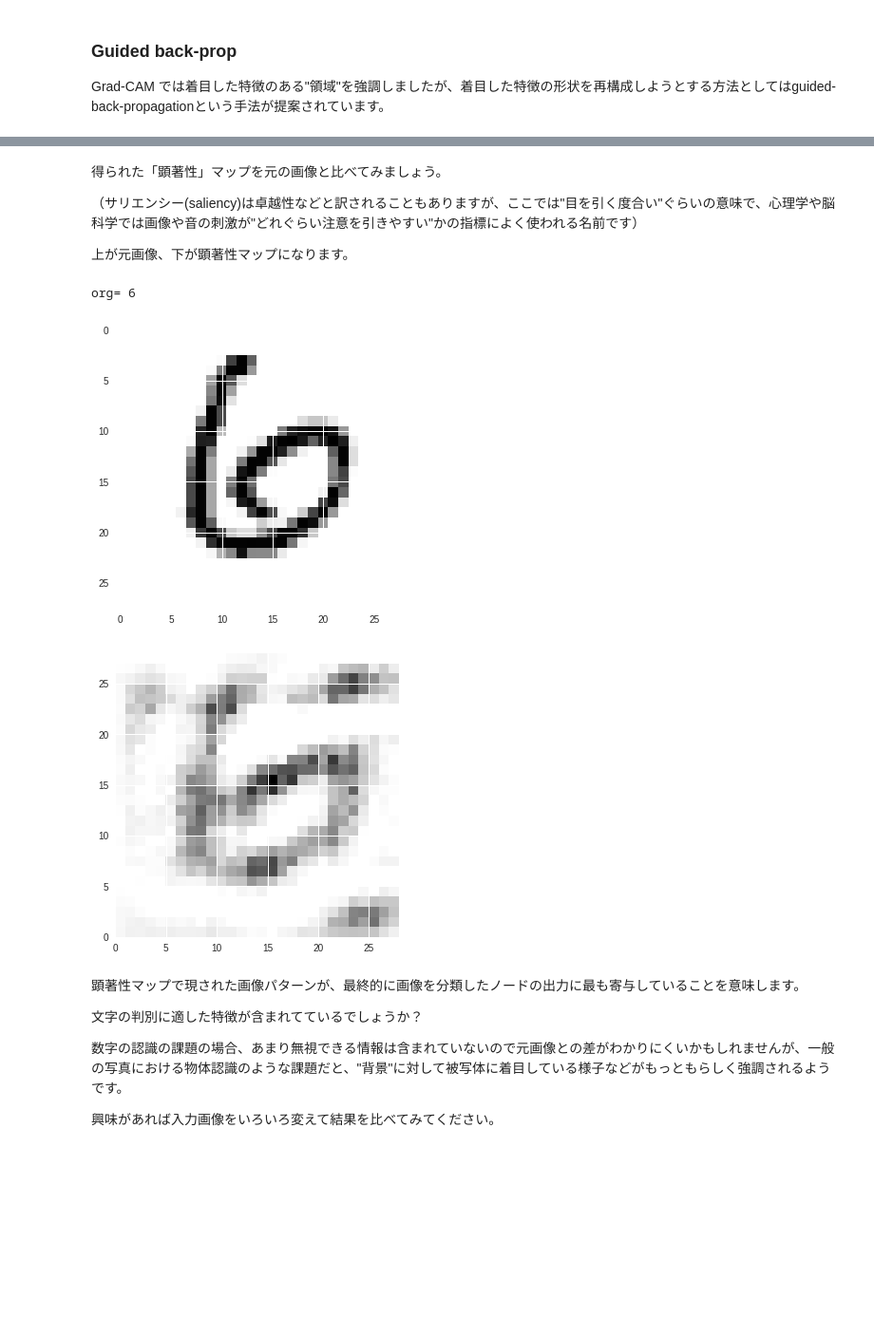
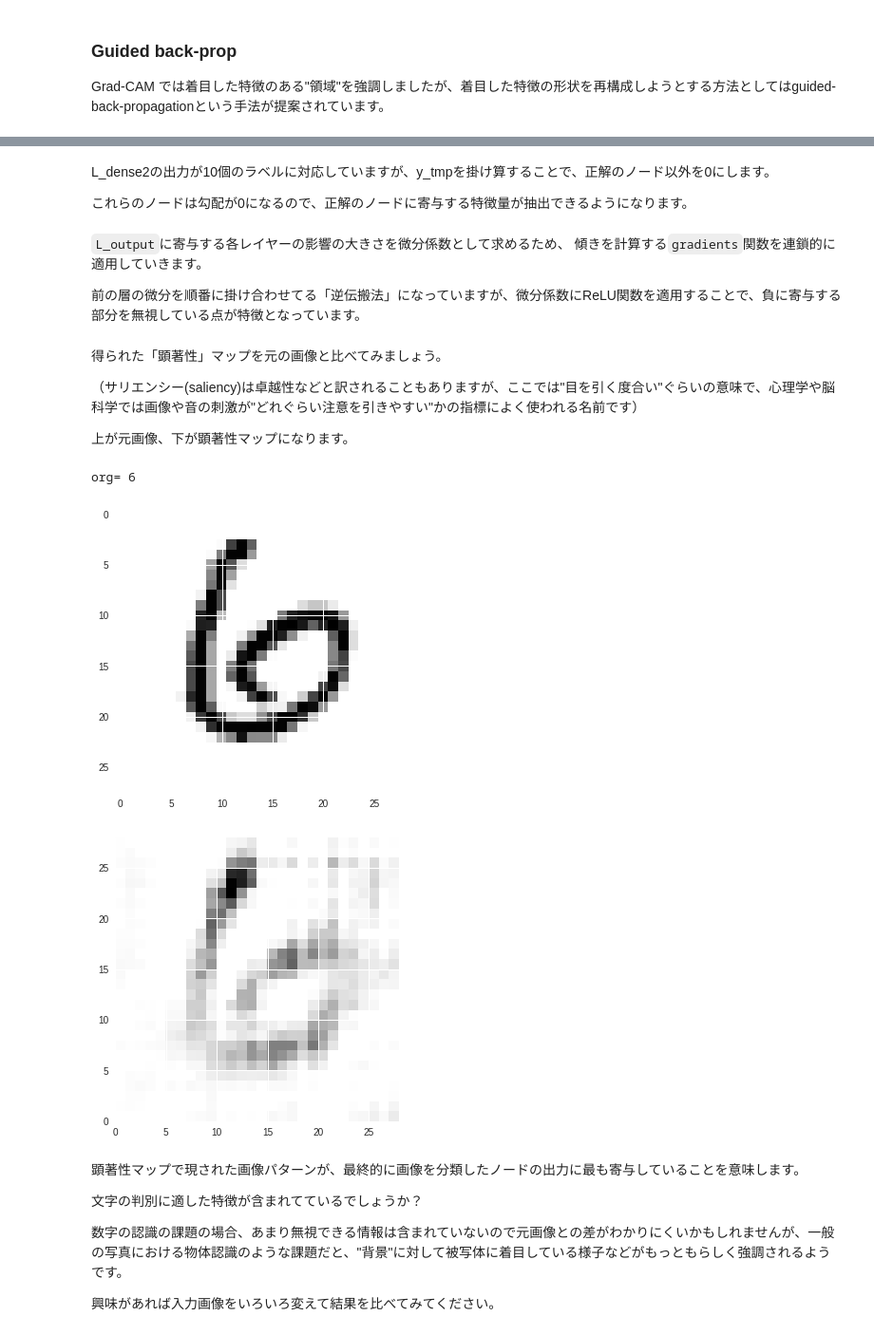
Before and after one commit to naono-git/colaboratory, a Jupyter notebook: note_04_hello_CNN.ipynb, the cells around one changed output, grey strips where cells are left out. Shown at 95% size. Saved outputs shown, nothing was run; the diff lists cells and outputs as text; code cells hidden in the pictures; blank space fills up the shorter version.

```diff
--- a/note_04_hello_CNN.ipynb
+++ b/note_04_hello_CNN.ipynb
@@ -359,3 +319,0 @@ l_output = tf.nn.softmax(l_dense2)
-# %%
-y_tmp = tf.reshape(y_tst[aa-1],(10,1))
-l_probability = tf.matmul(l_output, y_tmp)
@@ -364,10 +330,26 @@ l_probability = tf.matmul(l_output, y_tmp)
+# %%
+L_input = model1.input
+L_conv1 = model1.layers[0].output
+L_conv2 = model1.layers[1].output
+L_dense1 = model1.layers[3].output
+L_dense2 = model1.layers[4].output
+# %% [markdown]
+L_dense2の出力が10個のラベルに対応していますが、y_tmpを掛け算することで、正解のノード以外を0にします。
+
+これらのノードは勾配が0になるので、正解のノードに寄与する特徴量が抽出できるようになります。
+# %%
+L_output = tf.multiply(L_dense2, y_tmp)
+# %% [markdown]
+`L_output`に寄与する各レイヤーの影響の大きさを微分係数として求めるため、
+傾きを計算する`gradients`関数を連鎖的に適用していきます。
+
+前の層の微分を順番に掛け合わせてる「逆伝搬法」になっていますが、微分係数にReLU関数を適用することで、負に寄与する部分を無視している点が特徴となっています。
 # %%
-l_gradient = tf.gradients(l_probability, x_input)
-grad_dense2 = tf.nn.relu(tf.gradients(l_probability, l_dense2)[0])
-grad_dense1 = tf.nn.relu(tf.gradients(l_dense2, l_dense1, grad_ys=grad_dense2)[0])
-grad_conv2 = tf.nn.relu(tf.gradients(l_dense1, l_conv2, grad_ys=grad_dense1)[0])
-grad_conv1 = tf.nn.relu(tf.gradients(l_conv2, l_conv1, grad_ys=grad_conv2)[0])
-grad_x = tf.nn.relu(tf.gradients(l_conv1, x_input, grad_ys=grad_conv1)[0])
+G_dense2 = tf.nn.relu(tf.gradients(L_output, L_dense2)[0])
+G_dense1 = tf.nn.relu(tf.gradients(L_dense2, L_dense1, grad_ys = G_dense2)[0])
+G_conv2 = tf.nn.relu(tf.gradients(L_dense1, L_conv2,  grad_ys = G_dense1)[0])
+G_conv1 = tf.nn.relu(tf.gradients(L_conv2, L_conv1,  grad_ys = G_conv2)[0])
+G_input = tf.nn.relu(tf.gradients(L_conv1, L_input,  grad_ys = G_conv1)[0])
 # %% [markdown]
 得られた「顕著性」マップを元の画像と比べてみましょう。
 
@@ -375,17 +357,17 @@ grad_x = tf.nn.relu(tf.gradients(l_conv1, x_input, grad_ys=grad_conv1)[0])
 
 上が元画像、下が顕著性マップになります。
 # %%
-x_saliency = sess.run(grad_x, feed_dict={x_input: x_tmp})[0].reshape(28,28)
+x_saliency = sess.run(G_input, feed_dict={L_input: x_tmp})[0]
 print("org=", y_test_org[aa-1])
 plt.figure(1)
 dumb = plt.imshow(x_tmp[0,:,:,0])
 plt.figure(2)
-plt.imshow(x_saliency, extent=[0,28,0,28])
+plt.imshow(x_saliency[:,:,0], extent=[0,28,0,28])
 plt.show()
 # %% [output]
 org= 6
 [figure]
-[figure, old version]
+[figure, new version]
 # %% [markdown]
 顕著性マップで現された画像パターンが、最終的に画像を分類したノードの出力に最も寄与していることを意味します。
 
```
Also changed, not shown: parts of 22 cells of this notebook, 5 other files.
